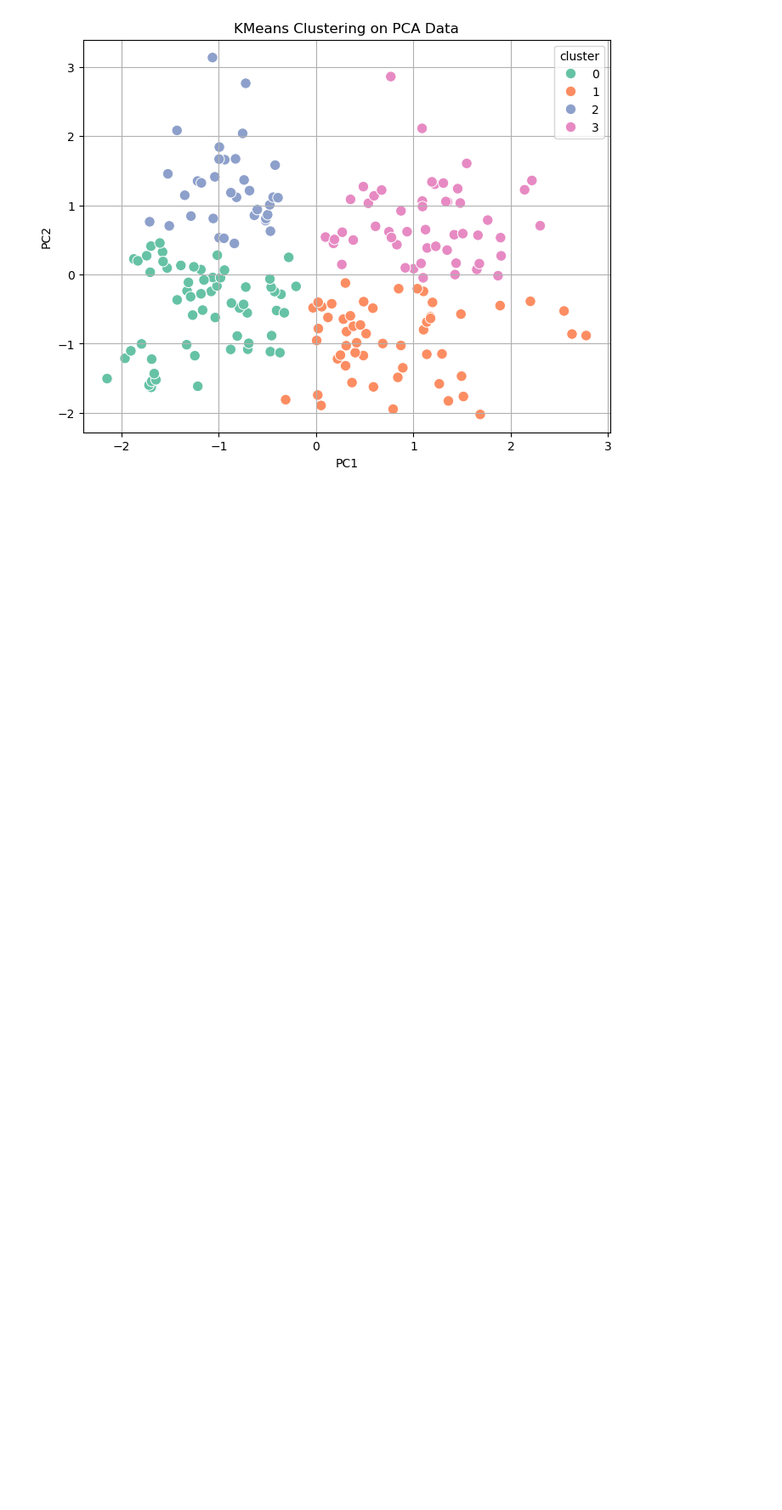
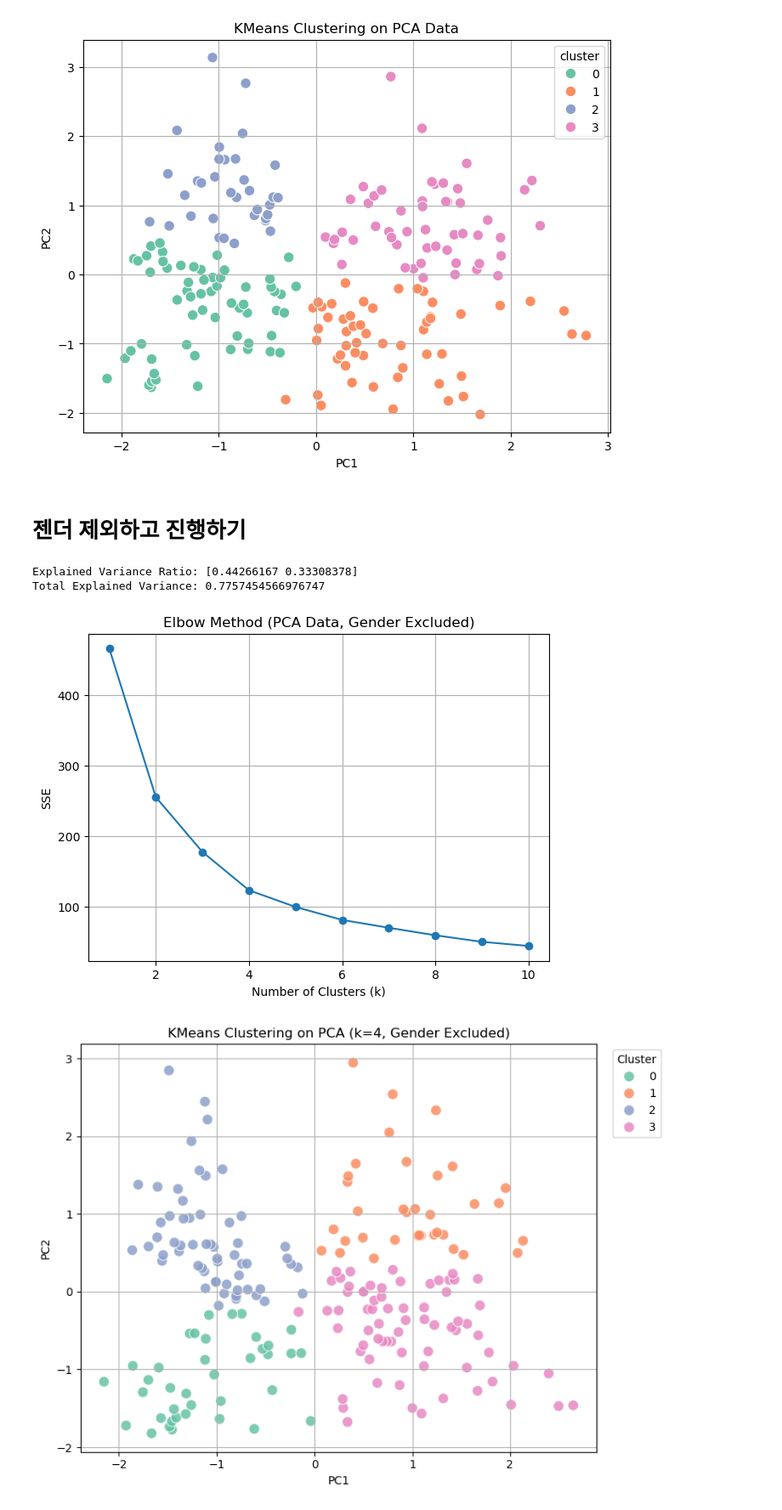
Before and after one commit to chanho0215/hipython, a Jupyter notebook: ml/9_mallcustomers.ipynb, the cells around one changed output. Shown at 85% size. Cells and saved outputs as stored; diff of their text form; code cells hidden in the pictures; blank space fills up the shorter version.

```diff
--- a/ml/9_mallcustomers.ipynb
+++ b/ml/9_mallcustomers.ipynb
@@ -155,3 +155,72 @@ plt.grid(True)
 plt.show()
 # %% [output]
 [figure]
+# %% [markdown]
+# 젠더 제외하고 진행하기
+# %%
+from sklearn.preprocessing import StandardScaler
+from sklearn.decomposition import PCA
+from sklearn.cluster import KMeans
+import pandas as pd
+import matplotlib.pyplot as plt
+import seaborn as sns
+
+# 1) Gender 제외: 연속형 3개만 사용
+features = ['Age', 'Annual Income (k$)', 'Spending Score (1-100)']
+X = df[features].values
+
+# 2) 스케일링
+scaler = StandardScaler()
+X_scaled = scaler.fit_transform(X)
+
+# 3) PCA 2차원
+pca = PCA(n_components=2, random_state=0)
+X_pca = pca.fit_transform(X_scaled)
+
+pca_df = pd.DataFrame(X_pca, columns=['PC1', 'PC2'])
+
+print("Explained Variance Ratio:", pca.explained_variance_ratio_)
+print("Total Explained Variance:", pca.explained_variance_ratio_.sum())
+
+# 4) 엘보우 (PCA 데이터 기준)
+sse = []
+k_range = range(1, 11)
+for k in k_range:
+    km = KMeans(n_clusters=k, random_state=0, n_init=10)
+    km.fit(X_pca)
+    sse.append(km.inertia_)
+
+plt.figure(figsize=(7,5))
+plt.plot(list(k_range), sse, marker='o')
+plt.xlabel('Number of Clusters (k)')
+plt.ylabel('SSE')
+plt.title('Elbow Method (PCA Data, Gender Excluded)')
+plt.grid(True)
+plt.show()
+
+# 5) KMeans
+k = 4
+kmeans = KMeans(n_clusters=k, random_state=0, n_init=10)
+pca_df['cluster'] = kmeans.fit_predict(X_pca)
+
+# 6) 시각화 (seaborn)
+plt.figure(figsize=(8,6))
+sns.scatterplot(
+    data=pca_df,
+    x='PC1',
+    y='PC2',
+    hue='cluster',
+    palette='Set2',
+    s=90,
+    alpha=0.85
+)
+plt.title(f'KMeans Clustering on PCA (k={k}, Gender Excluded)')
+plt.grid(True)
+plt.legend(title='Cluster', bbox_to_anchor=(1.02, 1), loc='upper left')
+plt.tight_layout()
+plt.show()
+# %% [output]
+Explained Variance Ratio: [0.44266167 0.33308378]
+Total Explained Variance: 0.7757454566976747
+[figure, added]
+[figure, added]
```
Also changed, not shown: parts of 6 cells of this notebook.
